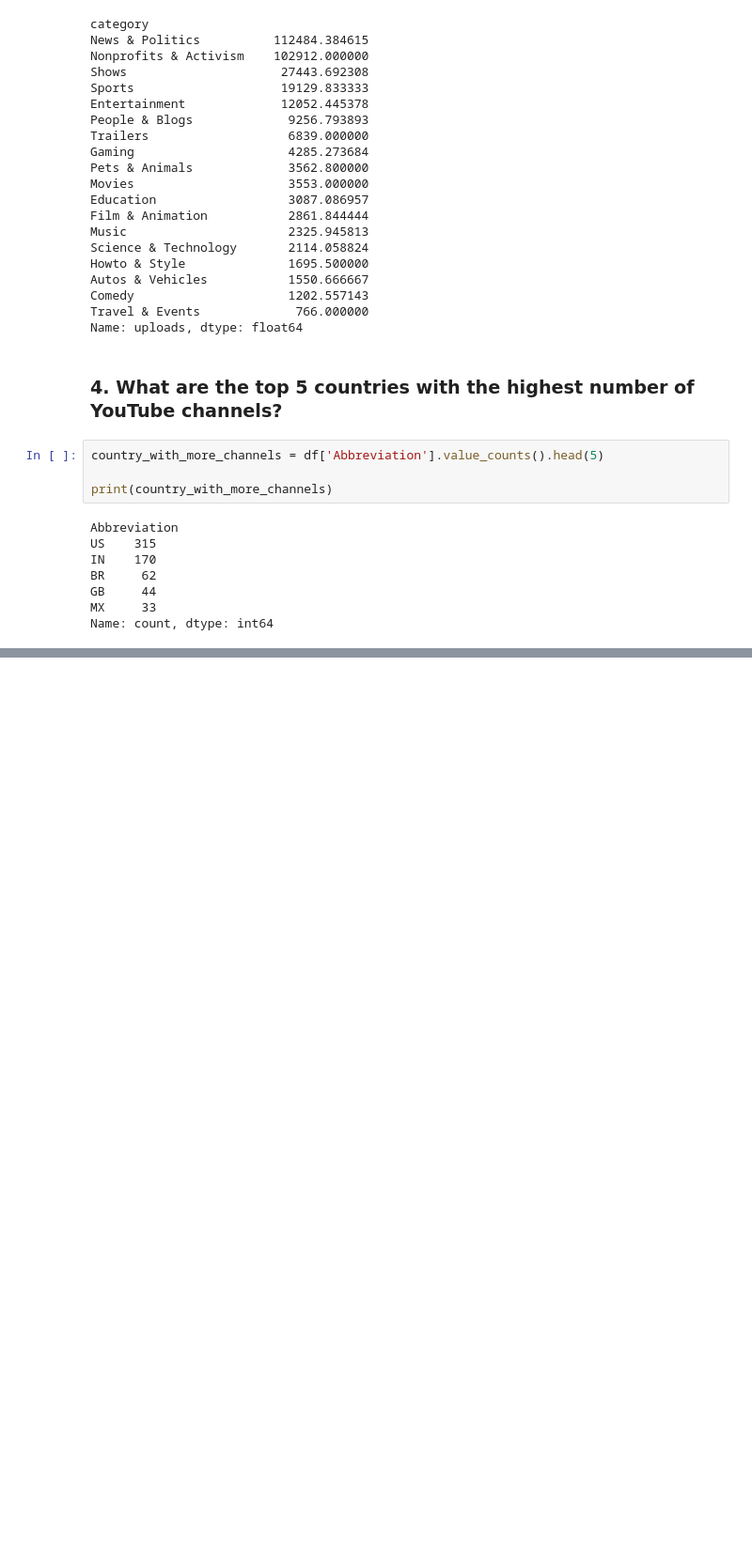
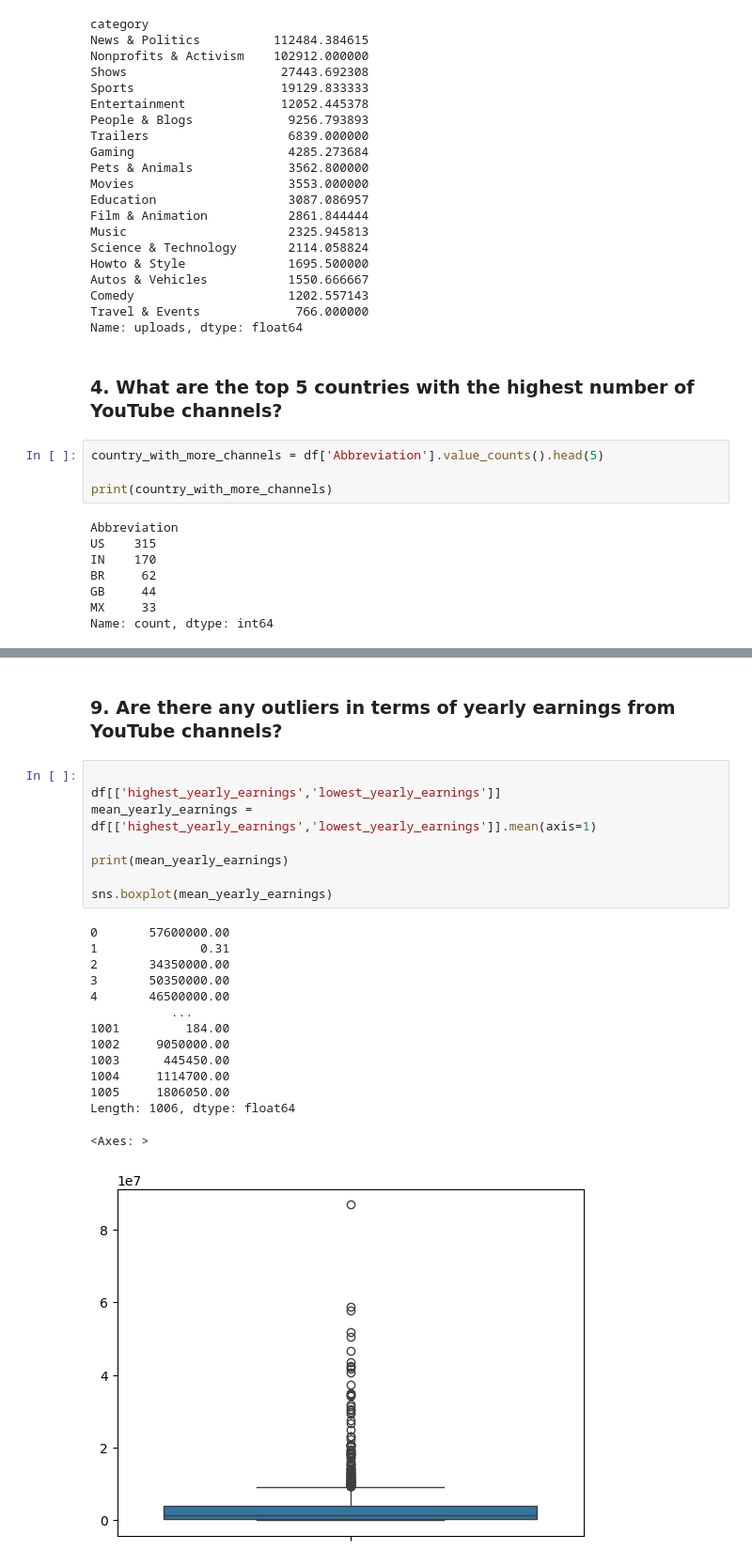
Before and after one commit to rajvee18/Projects, a Jupyter notebook: youtube_dataset_analysis.ipynb, the cells around one changed output, grey strips where cells are left out. Shown: that part at 94% size. Saved outputs shown, nothing was run; the diff lists cells and outputs as text; blank space fills up the shorter version.

```diff
--- a/youtube_dataset_analysis.ipynb
+++ b/youtube_dataset_analysis.ipynb
@@ -141,0 +178,25 @@ df.groupby(['category'])['']
+# %% [markdown]
+### 9.	Are there any outliers in terms of yearly earnings from YouTube channels?
+# %%
+
+df[['highest_yearly_earnings','lowest_yearly_earnings']]
+mean_yearly_earnings = df[['highest_yearly_earnings','lowest_yearly_earnings']].mean(axis=1)
+
+print(mean_yearly_earnings)
+
+sns.boxplot(mean_yearly_earnings)
+# %% [output]
+0       57600000.00
+1              0.31
+2       34350000.00
+3       50350000.00
+4       46500000.00
+           ...
+1001         184.00
+1002     9050000.00
+1003      445450.00
+1004     1114700.00
+1005     1806050.00
+Length: 1006, dtype: float64
+<Axes: >
+[figure, added]
```
Also changed, not shown: parts of 33 cells of this notebook.
